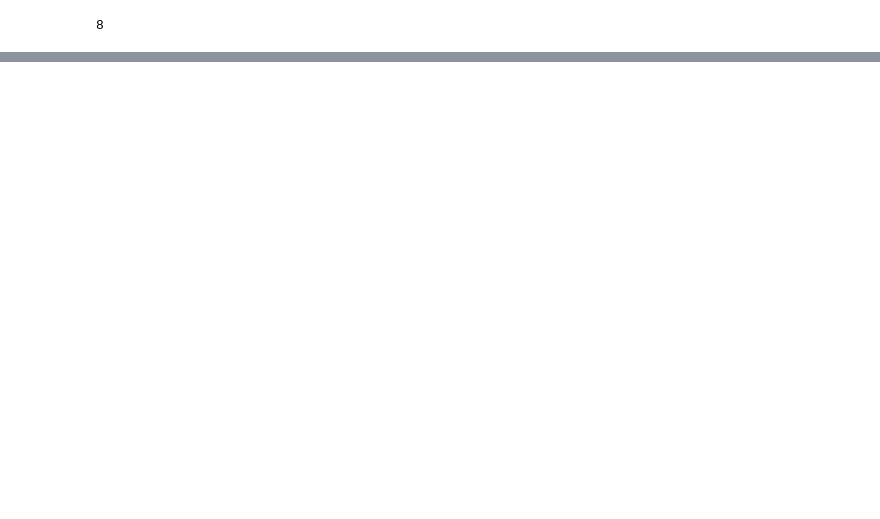
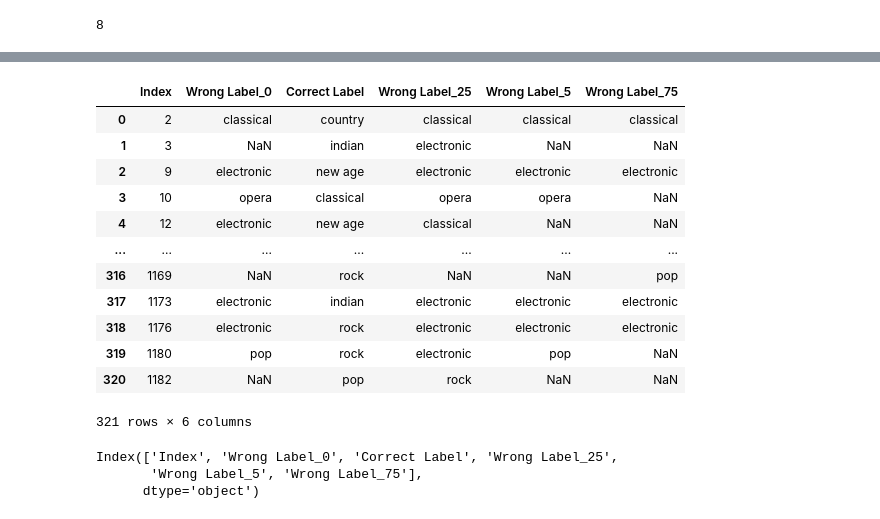
Before and after one commit to menduv/Thesis, a Jupyter notebook: experiments/CNN_magni_w_latentregularisation_gridserach_128.ipynb, the cells around one changed output, grey strips where cells are left out. Cells and saved outputs as stored; diff of their text form; code cells hidden in the pictures; blank space fills up the shorter version.

```diff
--- a/experiments/CNN_magni_w_latentregularisation_gridserach_128.ipynb
+++ b/experiments/CNN_magni_w_latentregularisation_gridserach_128.ipynb
@@ -169,6 +170,10 @@ y_train = tf.convert_to_tensor(y_train, dtype=tf.float32)
 # Convert validation data to tensors
 X_val_spec = tf.convert_to_tensor(X_val_spec, dtype=tf.float32)
 y_val = tf.convert_to_tensor(y_val, dtype=tf.float32)
+
+# Convert validation data to tensors
+X_test_spec = tf.convert_to_tensor(X_test_spec, dtype=tf.float32)
+y_test = tf.convert_to_tensor(y_test, dtype=tf.float32)
 # %%
 # Initialize ImageDataGenerator with necessary augmentations
 datagen = ImageDataGenerator(
@@ -583,0 +645,5 @@ pd.DataFrame(results_dict)
+# %%
+model_0 = misclassified_dict['model_0']
+model_25= misclassified_dict['model_0.25']
+model_5 = misclassified_dict['model_0.5']
+model_75 = misclassified_dict['model_0.75']
@@ -583,0 +663,40 @@ pd.DataFrame(results_dict)
+# %%
+# Genre mapping
+genre_map = {
+    0: 'classical',
+    1: 'country',
+    2: 'electronic',
+    3: 'indian',
+    4: 'new age',
+    5: 'opera',
+    6: 'pop',
+    7: 'rock'
+}
+
+# Replace numeric labels with genre names
+columns_to_replace = ['Correct Label', 'Wrong Label_0', 'Wrong Label_25', 'Wrong Label_5', 'Wrong Label_75']
+for col in columns_to_replace:
+    merged_df[col] = merged_df[col].map(genre_map)
+
+# Display the merged dataframe
+merged_df
+# %% [output]
+|  | Index | Wrong Label_0 | Correct Label | Wrong Label_25 | Wrong Label_5 | Wrong Label_75 |
+| 0 | 2 | classical | country | classical | classical | classical |
+| 1 | 3 | NaN | indian | electronic | NaN | NaN |
+| 2 | 9 | electronic | new age | electronic | electronic | electronic |
+| 3 | 10 | opera | classical | opera | opera | NaN |
+| 4 | 12 | electronic | new age | classical | NaN | NaN |
+| ... | ... | ... | ... | ... | ... | ... |
+| 316 | 1169 | NaN | rock | NaN | NaN | pop |
+| 317 | 1173 | electronic | indian | electronic | electronic | electronic |
+| 318 | 1176 | electronic | rock | electronic | electronic | electronic |
+| 319 | 1180 | pop | rock | electronic | pop | NaN |
+| 320 | 1182 | NaN | pop | rock | NaN | NaN |
+321 rows × 6 columns
+# %%
+merged_df.columns
+# %% [output]
+Index(['Index', 'Wrong Label_0', 'Correct Label', 'Wrong Label_25',
+       'Wrong Label_5', 'Wrong Label_75'],
+      dtype='object')
```
Also changed, not shown: parts of 22 cells of this notebook, 3 other files.
